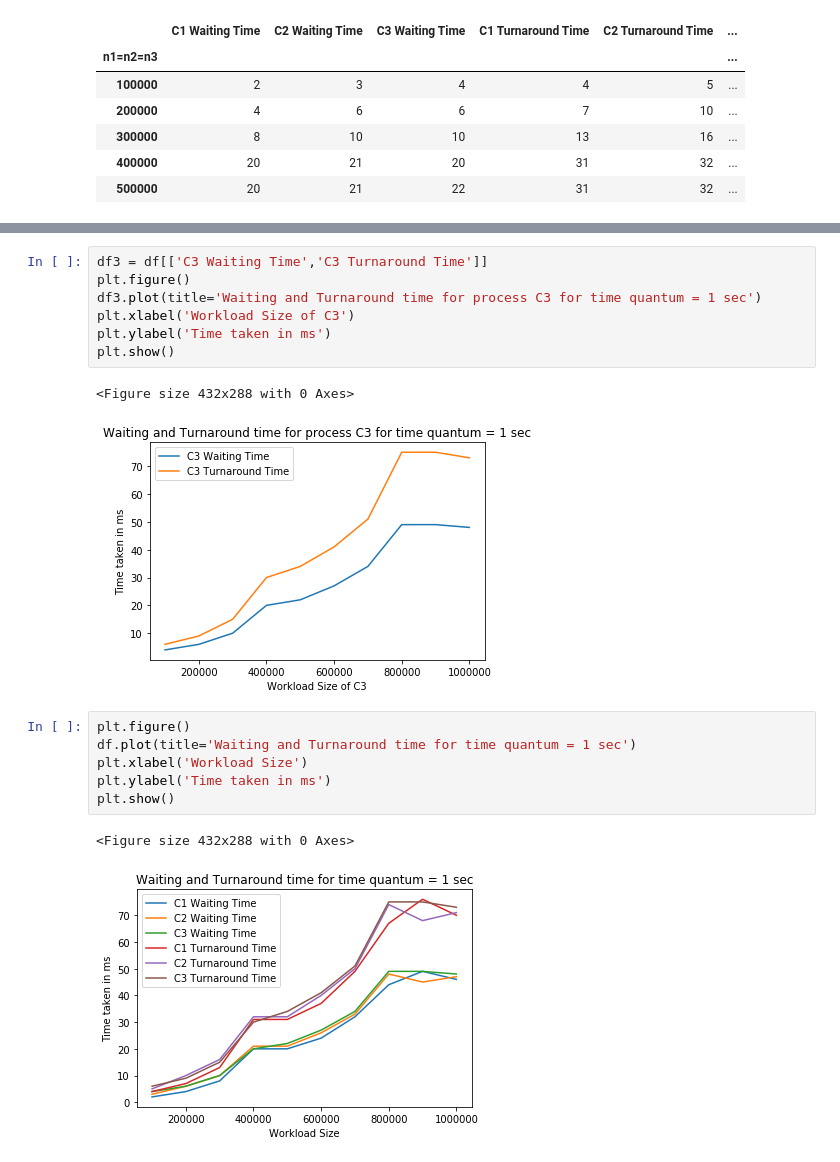
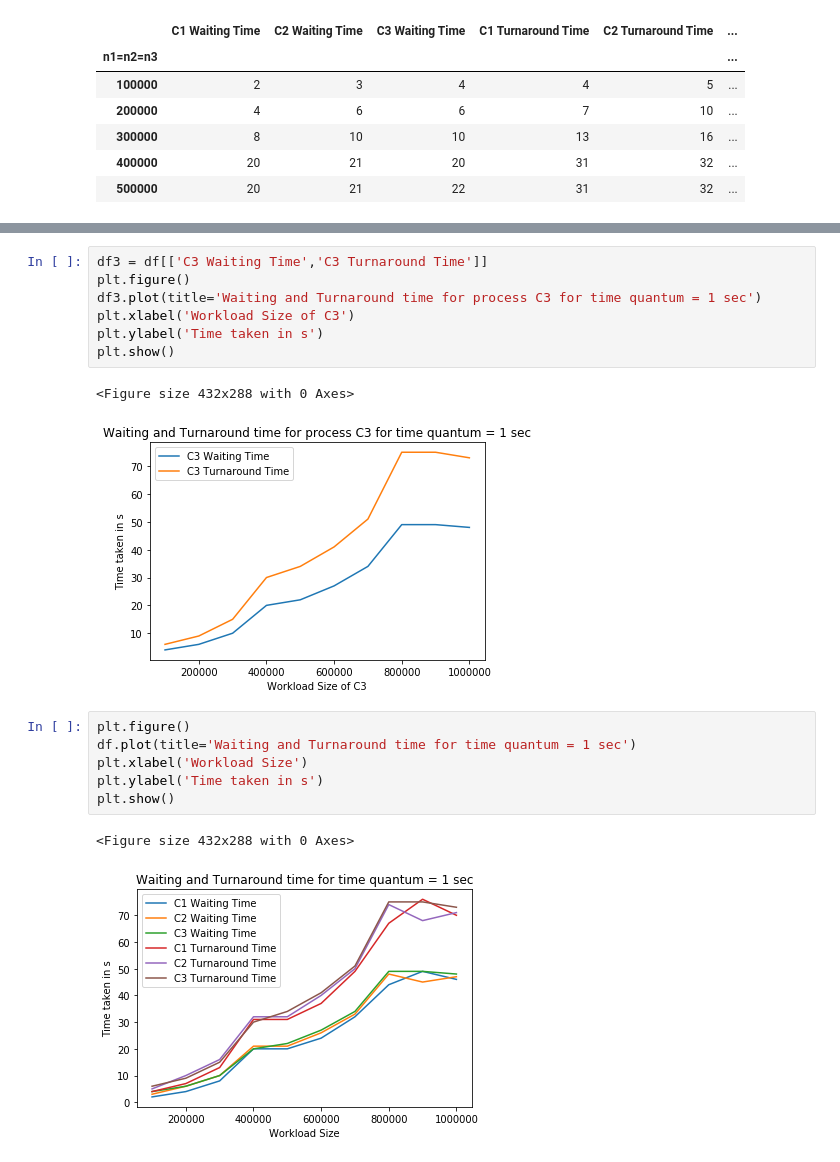
Before and after one commit to Amogh-Bharadwaj/OS_Assignment, a Jupyter notebook: RR-q=1.ipynb, the cells around one changed output, grey strips where cells are left out. Saved outputs shown, nothing was run; the diff lists cells and outputs as text.

```diff
--- a/RR-q=1.ipynb
+++ b/RR-q=1.ipynb
@@ -39,19 +39,19 @@ plt.show()
 # %%
 df3 = df[['C3 Waiting Time','C3 Turnaround Time']]
 plt.figure()
 df3.plot(title='Waiting and Turnaround time for process C3 for time quantum = 1 sec')
 plt.xlabel('Workload Size of C3')
-plt.ylabel('Time taken in ms')
+plt.ylabel('Time taken in s')
 plt.show()
 # %% [output]
 <Figure size 432x288 with 0 Axes>
-[figure, old version]
+[figure, new version]
 # %%
 plt.figure()
 df.plot(title='Waiting and Turnaround time for time quantum = 1 sec')
 plt.xlabel('Workload Size')
-plt.ylabel('Time taken in ms')
+plt.ylabel('Time taken in s')
 plt.show()
 # %% [output]
 <Figure size 432x288 with 0 Axes>
-[figure, old version]
+[figure, new version]
```
Also changed, not shown: parts of 2 cells of this notebook, 2 other files.
